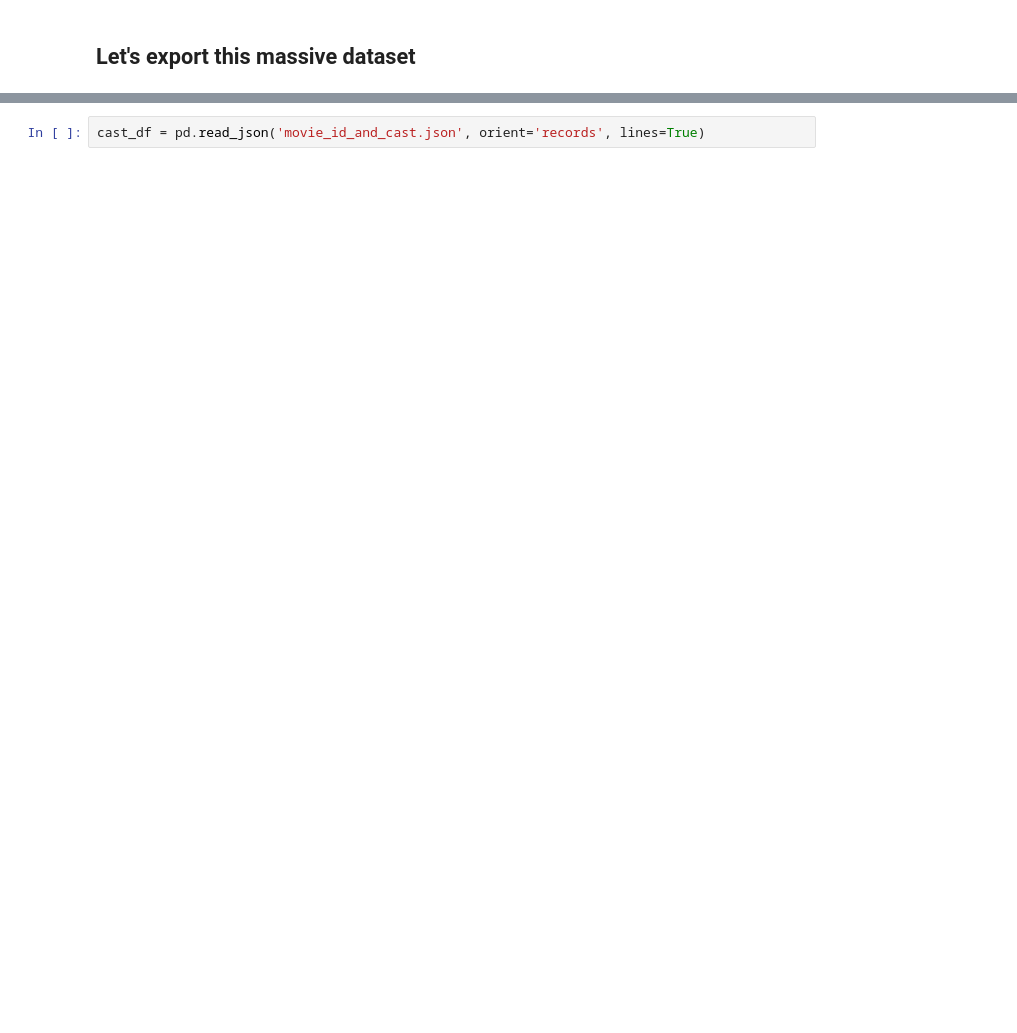
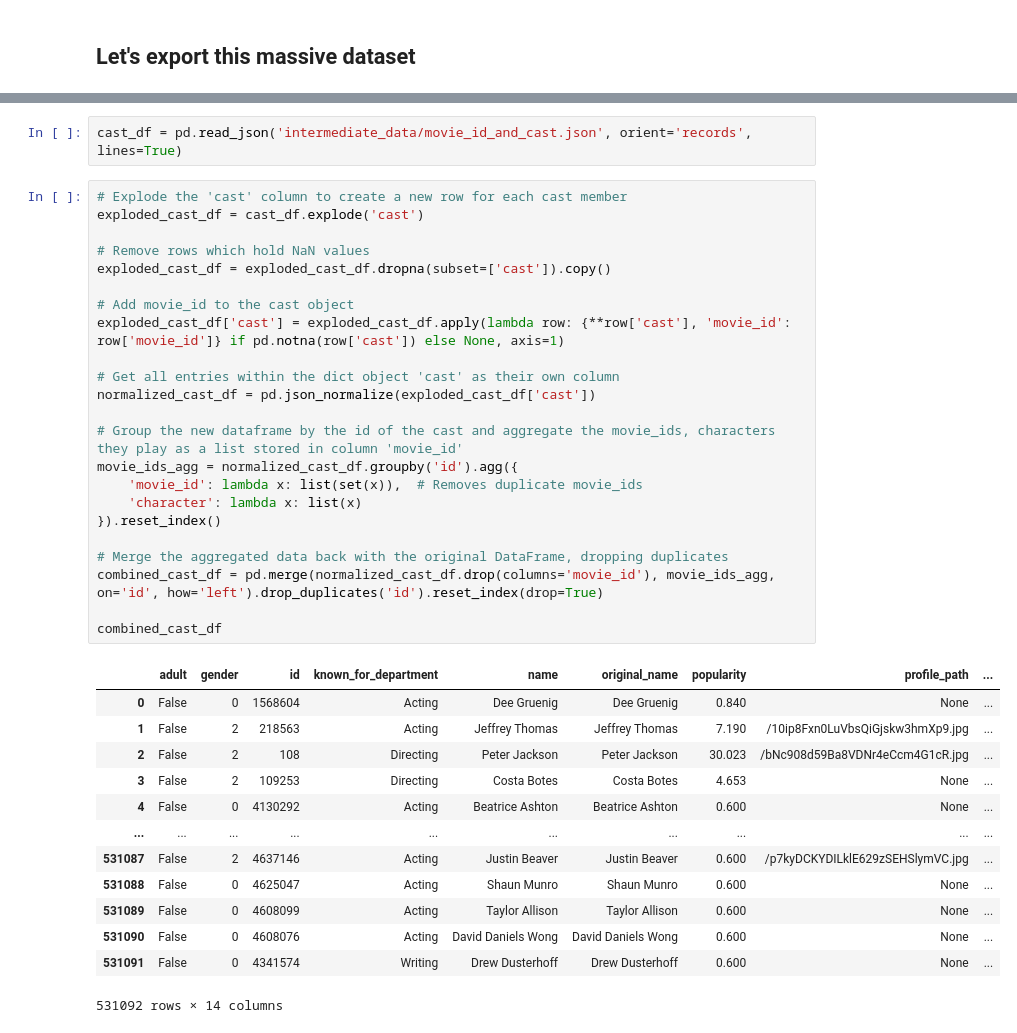
Before and after one commit to Simo067m/ComSocSci-Assignments, a Jupyter notebook: project/data_retrieval.ipynb, the cells around one changed output, grey strips where cells are left out. Cells and saved outputs as stored; diff of their text form; blank space fills up the shorter version.

```diff
--- a/project/data_retrieval.ipynb
+++ b/project/data_retrieval.ipynb
@@ -866,3 +860,40 @@ We currently have the following structure movie_id: {[CAST/CREW]}
 We want a dataframe that is holding the person their information and a list of movie_ids they have worked at
 # %%
-cast_df = pd.read_json('movie_id_and_cast.json', orient='records', lines=True)
+cast_df = pd.read_json('intermediate_data/movie_id_and_cast.json', orient='records', lines=True)
+# %%
+# Explode the 'cast' column to create a new row for each cast member
+exploded_cast_df = cast_df.explode('cast')
+
+# Remove rows which hold NaN values
+exploded_cast_df = exploded_cast_df.dropna(subset=['cast']).copy()
+
+# Add movie_id to the cast object
+exploded_cast_df['cast'] = exploded_cast_df.apply(lambda row: {**row['cast'], 'movie_id': row['movie_id']} if pd.notna(row['cast']) else None, axis=1)
+
+# Get all entries within the dict object 'cast' as their own column
+normalized_cast_df = pd.json_normalize(exploded_cast_df['cast'])
+
+# Group the new dataframe by the id of the cast and aggregate the movie_ids, characters they play as a list stored in column 'movie_id'
+movie_ids_agg = normalized_cast_df.groupby('id').agg({
+    'movie_id': lambda x: list(set(x)),  # Removes duplicate movie_ids
+    'character': lambda x: list(x)
+}).reset_index()
+
+# Merge the aggregated data back with the original DataFrame, dropping duplicates
+combined_cast_df = pd.merge(normalized_cast_df.drop(columns='movie_id'), movie_ids_agg, on='id', how='left').drop_duplicates('id').reset_index(drop=True)
+
+combined_cast_df
+# %% [output]
+|  | adult | gender | id | known_for_department | name | original_name | popularity | profile_path | ... |
+| 0 | False | 0 | 1568604 | Acting | Dee Gruenig | Dee Gruenig | 0.840 | None | ... |
+| 1 | False | 2 | 218563 | Acting | Jeffrey Thomas | Jeffrey Thomas | 7.190 | /10ip8Fxn0LuVbsQiGjskw3hmXp9.jpg | ... |
+| 2 | False | 2 | 108 | Directing | Peter Jackson | Peter Jackson | 30.023 | /bNc908d59Ba8VDNr4eCcm4G1cR.jpg | ... |
+| 3 | False | 2 | 109253 | Directing | Costa Botes | Costa Botes | 4.653 | None | ... |
+| 4 | False | 0 | 4130292 | Acting | Beatrice Ashton | Beatrice Ashton | 0.600 | None | ... |
+| ... | ... | ... | ... | ... | ... | ... | ... | ... | ... |
+| 531087 | False | 2 | 4637146 | Acting | Justin Beaver | Justin Beaver | 0.600 | /p7kyDCKYDILklE629zSEHSlymVC.jpg | ... |
+| 531088 | False | 0 | 4625047 | Acting | Shaun Munro | Shaun Munro | 0.600 | None | ... |
+| 531089 | False | 0 | 4608099 | Acting | Taylor Allison | Taylor Allison | 0.600 | None | ... |
+| 531090 | False | 0 | 4608076 | Acting | David Daniels Wong | David Daniels Wong | 0.600 | None | ... |
+| 531091 | False | 0 | 4341574 | Writing | Drew Dusterhoff | Drew Dusterhoff | 0.600 | None | ... |
+531092 rows × 14 columns
```
Also changed, not shown: parts of 35 cells of this notebook, 1 other file.
